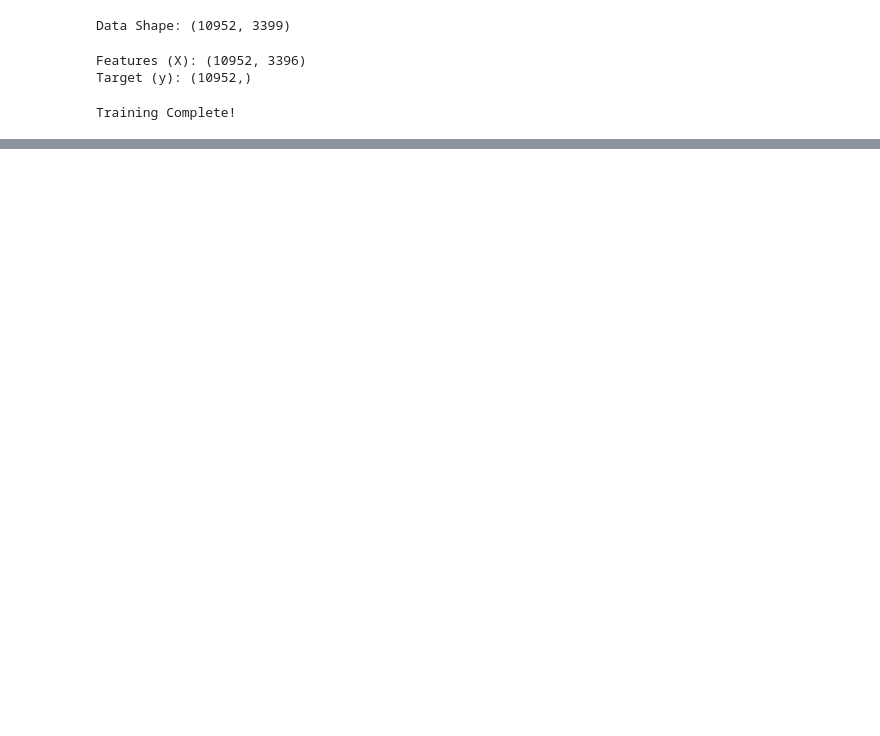
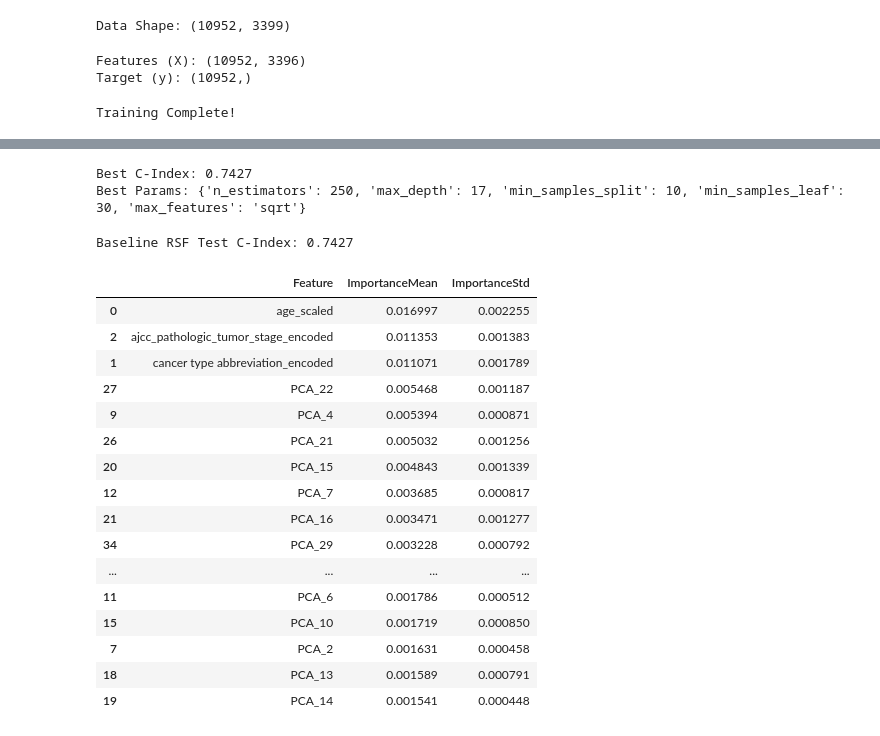
Before and after one commit to rotemfisher/ML-and-statistics-in-medical-fields, a Jupyter notebook: RSF.ipynb, the cells around one changed output, grey strips where cells are left out. Saved outputs shown, nothing was run; the diff lists cells and outputs as text; code cells hidden in the pictures; blank space fills up the shorter version.

```diff
--- a/RSF.ipynb
+++ b/RSF.ipynb
@@ -183,0 +202,6 @@ plt.show()
+# %%
+print("Best C-Index:", round(study.best_value, 4))
+print("Best Params:", study.best_params)
+# %% [output]
+Best C-Index: 0.7427
+Best Params: {'n_estimators': 250, 'max_depth': 17, 'min_samples_split': 10, 'min_samples_leaf': 30, 'max_features': 'sqrt'}
@@ -183,0 +210,64 @@ plt.show()
+# %%
+# Train the Best Random Survival Forest (Baseline Model)
+# Using the optimal hyperparameters found by Optuna
+
+# Initialize the RSF model with the best parameters
+best_rsf = RandomSurvivalForest(
+    **study.best_params,
+    n_jobs=-1,
+    random_state=42
+)
+
+# Fit the model on the full training set
+best_rsf.fit(X_train, y_train)
+
+# Evaluate baseline performance on the test set using C-index
+base_cindex = best_rsf.score(X_test, y_test)
+print(f"Baseline RSF Test C-Index: {base_cindex:.4f}")
+# %% [output]
+Baseline RSF Test C-Index: 0.7427
+# %%
+# Permutation Feature Importance
+# Measures how much each feature contributes to model performance
+
+
+from sklearn.inspection import permutation_importance
+import pandas as pd
+
+# Compute permutation importance on the test set
+result = permutation_importance(
+    best_rsf,
+    X_test,
+    y_test,
+    n_repeats=10,           # Number of permutations per feature
+    random_state=42,
+    n_jobs=1
+)
+
+# Create a DataFrame with mean and standard deviation of importance
+features_df = pd.DataFrame({
+    "Feature": X_test.columns,
+    "ImportanceMean": result.importances_mean,
+    "ImportanceStd": result.importances_std
+}).sort_values("ImportanceMean", ascending=False)
+
+# Display the top 20 most important features
+features_df.head(20)
+# %% [output]
+|  | Feature | ImportanceMean | ImportanceStd |
+| 0 | age_scaled | 0.016997 | 0.002255 |
+| 2 | ajcc_pathologic_tumor_stage_encoded | 0.011353 | 0.001383 |
+| 1 | cancer type abbreviation_encoded | 0.011071 | 0.001789 |
+| 27 | PCA_22 | 0.005468 | 0.001187 |
+| 9 | PCA_4 | 0.005394 | 0.000871 |
+| 26 | PCA_21 | 0.005032 | 0.001256 |
+| 20 | PCA_15 | 0.004843 | 0.001339 |
+| 12 | PCA_7 | 0.003685 | 0.000817 |
+| 21 | PCA_16 | 0.003471 | 0.001277 |
+| 34 | PCA_29 | 0.003228 | 0.000792 |
+| ... | ... | ... | ... |
+| 11 | PCA_6 | 0.001786 | 0.000512 |
+| 15 | PCA_10 | 0.001719 | 0.000850 |
+| 7 | PCA_2 | 0.001631 | 0.000458 |
+| 18 | PCA_13 | 0.001589 | 0.000791 |
+| 19 | PCA_14 | 0.001541 | 0.000448 |
```
Also changed, not shown: parts of 9 cells of this notebook, 3 other files.
